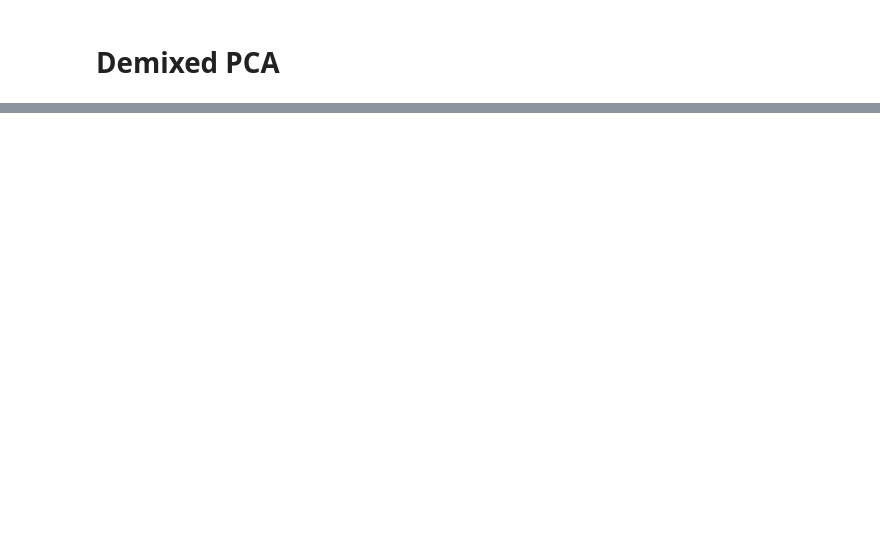
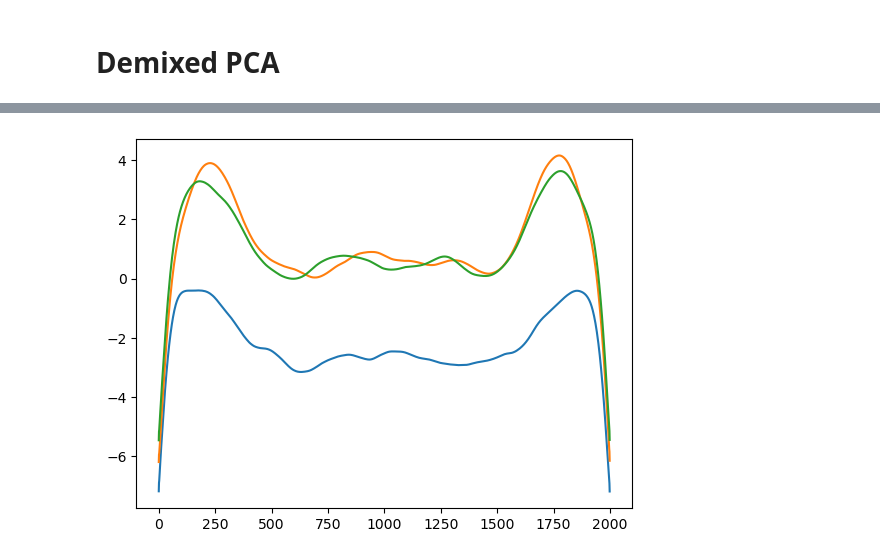
Before and after one commit to IVAN-Hu-yi/NMA, a Jupyter notebook: Analysis.ipynb, the cells around one changed output, grey strips where cells are left out. Saved outputs shown, nothing was run; the diff lists cells and outputs as text; code cells hidden in the pictures; blank space fills up the shorter version.

```diff
--- a/Analysis.ipynb
+++ b/Analysis.ipynb
@@ -250,7 +299,7 @@ epochs_behavior['TV'].shape
 # %%
 from extract_utils import prepare_X_for_dPCA
 selectact = ['Computer/phone', 'TV', 'Talk']
-X, spectras, freqs = prepare_X_for_dPCA(epochs_behavior, selectact, goodid)
+X, EpochObjs = prepare_X_for_dPCA_withT(epochs_behavior, selectact, goodid)
 # %% [output]
 Not setting metadata
 184 matching events found
@@ -302,0 +325,9 @@ plt.pcolormesh(np.log10(reduced_X))
+# %%
+dpca = dPCA.dPCA(labels='at',regularizer='auto')
+dpca.protect = ['t']
+# center data
+n_channel = X.shape[1]
+inputX = np.mean(X, 0)
+inputX -= np.mean(inputX.reshape((n_channel,-1)),1)[:,None,None]
+dpca.n_components = 60
+Z = dpca.fit_transform(inputX, X)
@@ -302,0 +344,5 @@ plt.pcolormesh(np.log10(reduced_X))
+# %%
+for i in range(3):
+    plt.plot(np.arange(2000), Z['t'][0, i])
+# %% [output]
+[figure, added]
```
Also changed, not shown: parts of 24 cells of this notebook, 3 other files.
